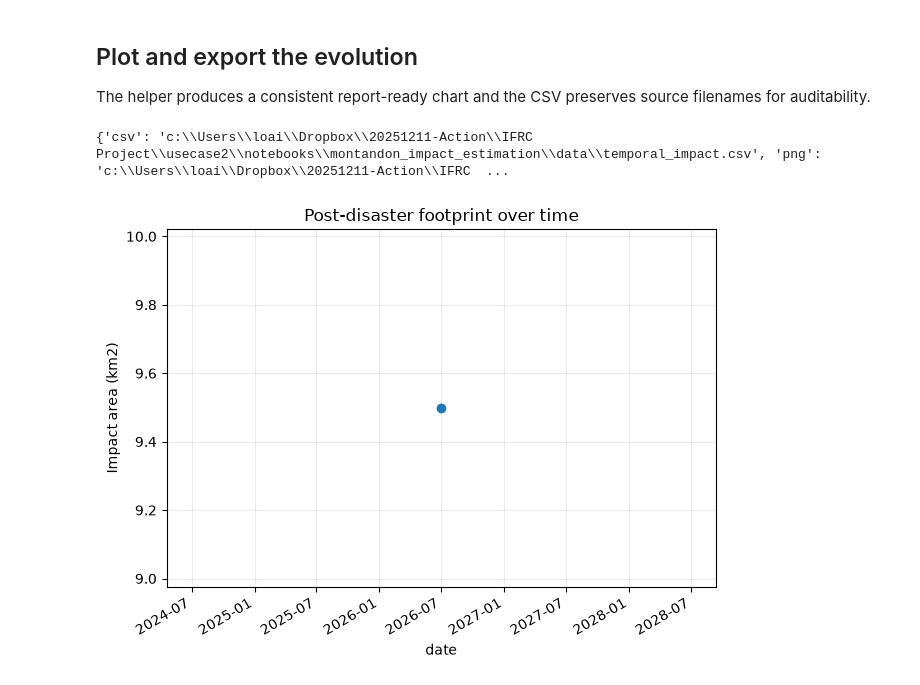
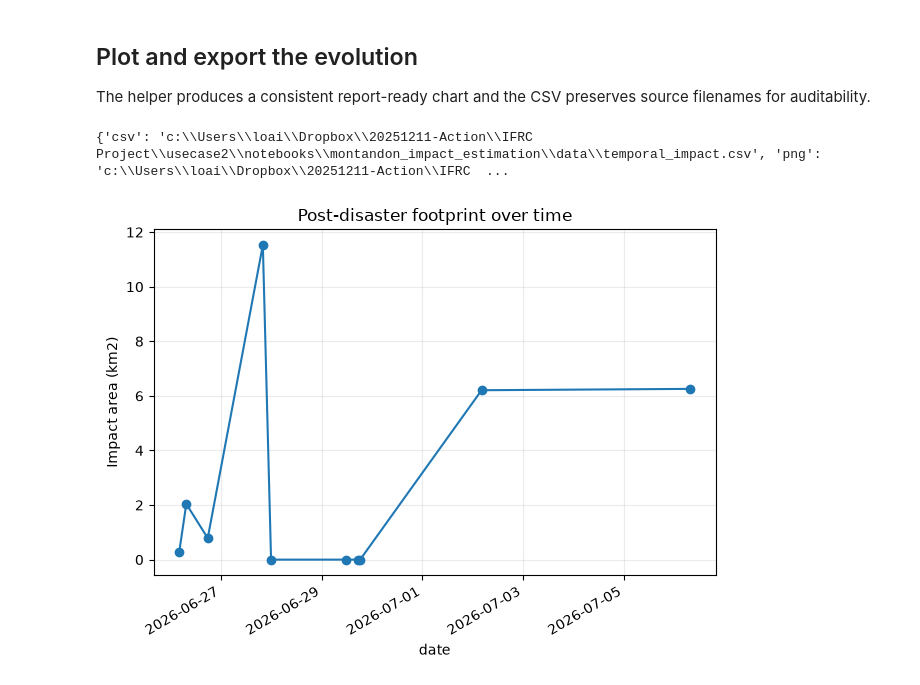
Before and after one commit to developmentseed/esa-montandon, a Jupyter notebook: deliverables/D2.4-use-cases/D2.4.2-use-case2/notebooks/03_temporal_evolution.ipynb, the cells around one changed output. Drawn from its saved outputs; the diff is of its cells as text; code cells hidden in the pictures.

Commit message:
Update Use Case 2: integrate CEMS API and clean up local inputs

```diff
--- a/deliverables/D2.4-use-cases/D2.4.2-use-case2/notebooks/03_temporal_evolution.ipynb
+++ b/deliverables/D2.4-use-cases/D2.4.2-use-case2/notebooks/03_temporal_evolution.ipynb
@@ -35,12 +37,22 @@ Each footprint is reprojected to a local metric CRS before area is calculated. F
 # %%
+import importlib
 import re
-from src.copernicus_loader import concat_layers, filter_impact, load_copernicus_layers
+
+from src.cems_api import cached_timeline
+import src.copernicus_loader as copernicus_loader
 from src.spatial_analysis import choose_analysis_crs
+
+importlib.reload(copernicus_loader)
+from src.copernicus_loader import filter_impact
 
 TEMPORAL_COLUMNS = ['date', 'impact_area_km2', 'feature_count', 'source']
 
 
-def snapshot_date(footprint, label):
+def snapshot_date(footprint, label, delivery_time=None):
+    if delivery_time:
+        parsed = pd.to_datetime(delivery_time, errors='coerce')
+        if pd.notna(parsed):
+            return parsed
     if DATE_COLUMN in footprint.columns:
         parsed = pd.to_datetime(footprint[DATE_COLUMN].iloc[0], errors='coerce')
         if pd.notna(parsed):
@@ -51,12 +63,12 @@ def snapshot_date(footprint, label):
     return pd.NaT
 
 
-def measure_footprint(footprint, source_label):
+def measure_footprint(footprint, source_label, delivery_time=None):
     if footprint.empty or footprint.crs is None:
         return None
     analysis_crs = choose_analysis_crs(footprint)
     return {
-        'date': snapshot_date(footprint, source_label),
+        'date': snapshot_date(footprint, source_label, delivery_time),
         'impact_area_km2': footprint.to_crs(analysis_crs).geometry.area.sum() / 1_000_000,
         'feature_count': len(footprint),
         'source': source_label,
@@ -72,10 +84,15 @@ for path in sorted(INPUT_DIR.glob('*.geojson')):
         records.append(record)
 
 if not records:
-    copernicus_path = copernicus_file(PROJECT_ROOT, ACTIVATION_ID)
-    layers = load_copernicus_layers(copernicus_path)
-    for name, layer in layers.items():
-        record = measure_footprint(filter_impact(layer, params), f'{copernicus_path.name}:{name}')
+    for item in cached_timeline(ACTIVATION_ID):
+        footprint = gpd.read_file(item['path'])
+        if footprint.crs is None:
+            footprint = footprint.set_crs('EPSG:4326')
+        record = measure_footprint(
+            filter_impact(footprint, params),
+            item['layer'],
+            item['delivery_time'],
+        )
         if record:
             records.append(record)
 
@@ -92,18 +124,23 @@ The helper produces a consistent report-ready chart and the CSV preserves source
 # %%
 from src.visualization import plot_temporal_evolution
 
 OUTPUT_CSV.parent.mkdir(parents=True, exist_ok=True)
 if temporal.empty:
-    print(f'No temporal snapshots found in {INPUT_DIR} or the local Copernicus file')
+    print(f'No temporal snapshots found in {INPUT_DIR} or {CEMS_CACHE}')
 else:
     temporal.to_csv(OUTPUT_CSV, index=False, encoding='utf-8-sig')
     if temporal['date'].notna().sum() >= 1:
-        axis = plot_temporal_evolution(temporal.dropna(subset=['date']))
+        plotted = (
+            temporal.dropna(subset=['date'])
+            .groupby('date', as_index=False)
+            .agg(impact_area_km2=('impact_area_km2', 'sum'), feature_count=('feature_count', 'sum'))
+        )
+        axis = plot_temporal_evolution(plotted)
         axis.figure.tight_layout()
         axis.figure.savefig(OUTPUT_PNG, dpi=150)
         print({'csv': str(OUTPUT_CSV), 'png': str(OUTPUT_PNG), 'snapshots': len(temporal)})
     else:
         print({'csv': str(OUTPUT_CSV), 'snapshots': len(temporal), 'note': 'no parseable dates to plot'})
 # %% [output]
 {'csv': 'c:\\Users\\loai\\Dropbox\\20251211-Action\\IFRC Project\\usecase2\\notebooks\\montandon_impact_estimation\\data\\temporal_impact.csv', 'png': 'c:\\Users\\loai\\Dropbox\\20251211-Action\\IFRC  ...
-[figure, old version]
+[figure, new version]
```
Also changed, not shown: parts of 4 cells of this notebook, 56 other files.
